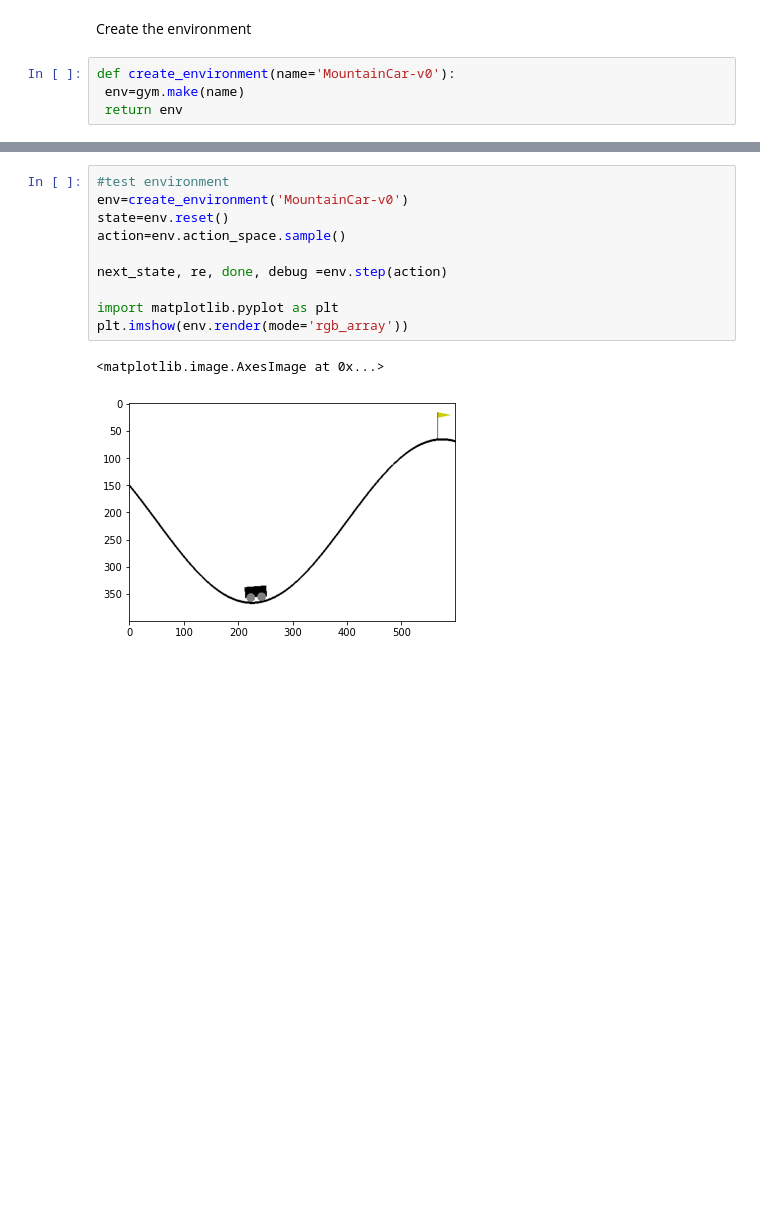
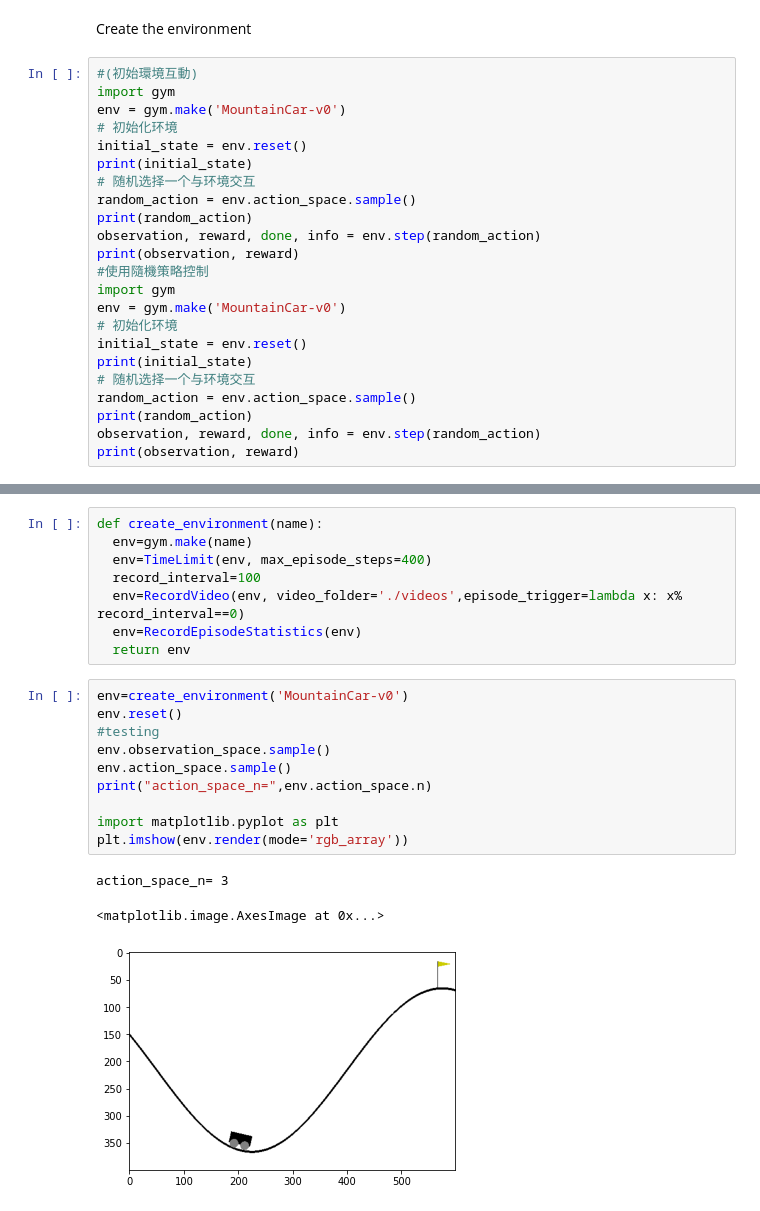
Before and after one commit to g110056012/RL-DQN, a Jupyter notebook: DQN_mountainCar.ipynb, the cells around one changed output, grey strips where cells are left out. Saved outputs shown, nothing was run; the diff lists cells and outputs as text; blank space fills up the shorter version.

```diff
--- a/DQN_mountainCar.ipynb
+++ b/DQN_mountainCar.ipynb
@@ -118,7 +123,26 @@ class RLDataset(IterableDataset):
       yield experience
 # %% [markdown]
 Create the environment
-# %%
-def create_environment(name='MountainCar-v0'):
- env=gym.make(name)
- return env
+# %%
+#(初始環境互動)
+import gym
+env = gym.make('MountainCar-v0')
+# 初始化环境
+initial_state = env.reset()
+print(initial_state)
+# 随机选择一个与环境交互
+random_action = env.action_space.sample()
+print(random_action)
+observation, reward, done, info = env.step(random_action)
+print(observation, reward)
+#使用隨機策略控制
+import gym
+env = gym.make('MountainCar-v0')
+# 初始化环境
+initial_state = env.reset()
+print(initial_state)
+# 随机选择一个与环境交互
+random_action = env.action_space.sample()
+print(random_action)
+observation, reward, done, info = env.step(random_action)
+print(observation, reward)
@@ -125,13 +156,22 @@ def create_environment(name='MountainCar-v0'):
+# %%
+def create_environment(name):
+  env=gym.make(name)
+  env=TimeLimit(env, max_episode_steps=400)
+  record_interval=100
+  env=RecordVideo(env, video_folder='./videos',episode_trigger=lambda x: x% record_interval==0)
+  env=RecordEpisodeStatistics(env)
+  return env
 # %%
-#test environment
 env=create_environment('MountainCar-v0')
-state=env.reset()
-action=env.action_space.sample()
-
-next_state, re, done, debug =env.step(action)
+env.reset()
+#testing
+env.observation_space.sample()
+env.action_space.sample()
+print("action_space_n=",env.action_space.n)
 
 import matplotlib.pyplot as plt
 plt.imshow(env.render(mode='rgb_array'))
 # %% [output]
-<matplotlib.image.AxesImage at 0x...>
+action_space_n= 3
+<matplotlib.image.AxesImage at 0x...>
-[figure, old version]
+[figure, new version]
```
Also changed, not shown: parts of 4 cells of this notebook.
